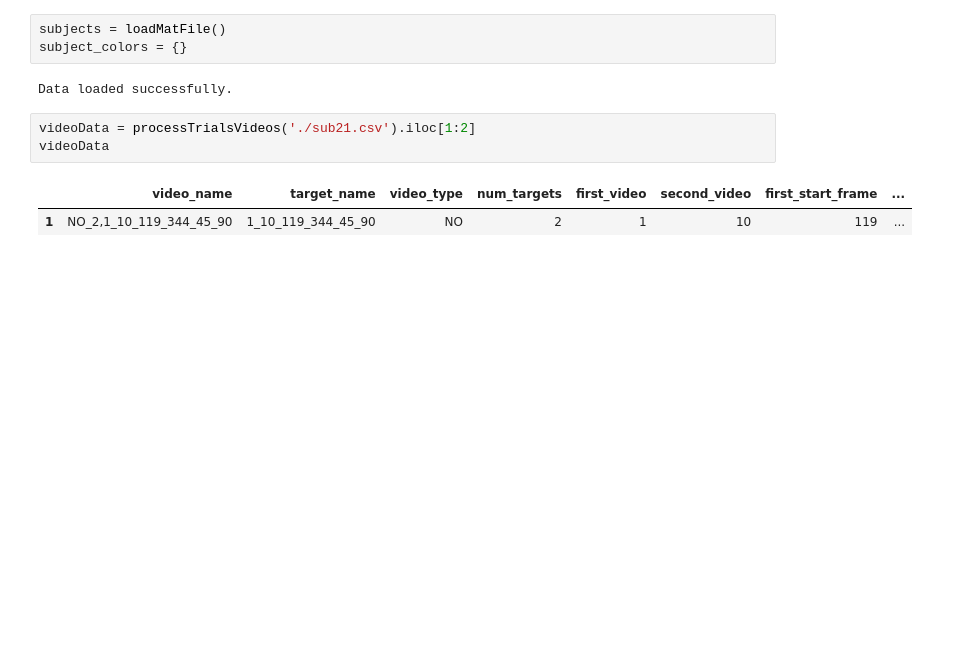
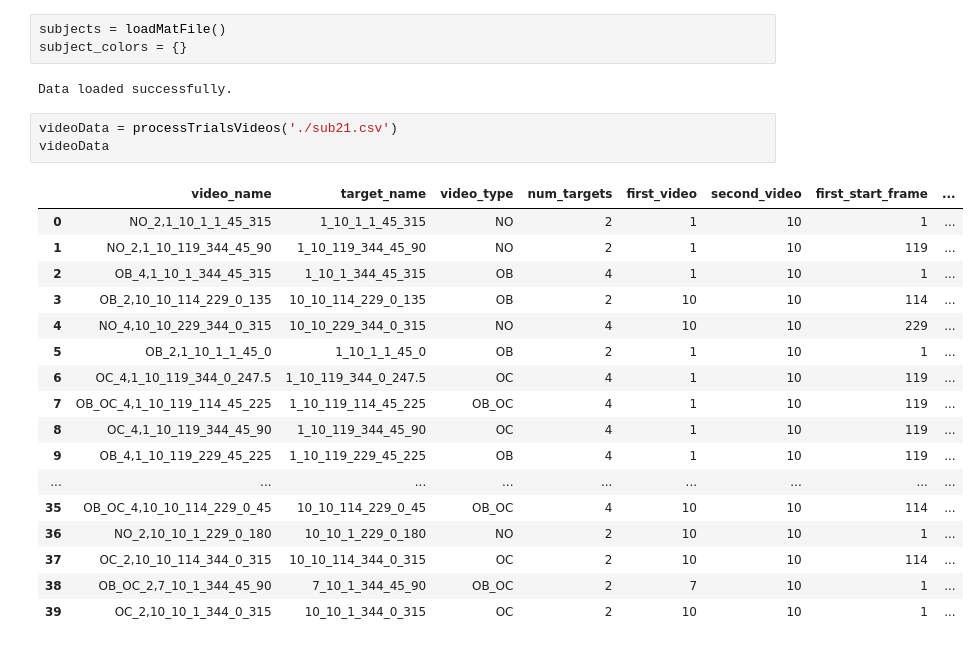
Before and after one commit to tmohammad78/MOT, a Jupyter notebook: shapeOnVideo.ipynb, the cells around one changed output. Cells and saved outputs as stored; diff of their text form; blank space fills up the shorter version.

```diff
--- a/shapeOnVideo.ipynb
+++ b/shapeOnVideo.ipynb
@@ -229,11 +257,26 @@ subject_colors = {}
 # %% [output]
 Data loaded successfully.
 # %%
-videoData = processTrialsVideos('./sub21.csv').iloc[1:2]
+videoData = processTrialsVideos('./sub21.csv')
 videoData
 # %% [output]
 |  | video_name | target_name | video_type | num_targets | first_video | second_video | first_start_frame | ... |
+| 0 | NO_2,1_10_1_1_45_315 | 1_10_1_1_45_315 | NO | 2 | 1 | 10 | 1 | ... |
 | 1 | NO_2,1_10_119_344_45_90 | 1_10_119_344_45_90 | NO | 2 | 1 | 10 | 119 | ... |
+| 2 | OB_4,1_10_1_344_45_315 | 1_10_1_344_45_315 | OB | 4 | 1 | 10 | 1 | ... |
+| 3 | OB_2,10_10_114_229_0_135 | 10_10_114_229_0_135 | OB | 2 | 10 | 10 | 114 | ... |
+| 4 | NO_4,10_10_229_344_0_315 | 10_10_229_344_0_315 | NO | 4 | 10 | 10 | 229 | ... |
+| 5 | OB_2,1_10_1_1_45_0 | 1_10_1_1_45_0 | OB | 2 | 1 | 10 | 1 | ... |
+| 6 | OC_4,1_10_119_344_0_247.5 | 1_10_119_344_0_247.5 | OC | 4 | 1 | 10 | 119 | ... |
+| 7 | OB_OC_4,1_10_119_114_45_225 | 1_10_119_114_45_225 | OB_OC | 4 | 1 | 10 | 119 | ... |
+| 8 | OC_4,1_10_119_344_45_90 | 1_10_119_344_45_90 | OC | 4 | 1 | 10 | 119 | ... |
+| 9 | OB_4,1_10_119_229_45_225 | 1_10_119_229_45_225 | OB | 4 | 1 | 10 | 119 | ... |
+| ... | ... | ... | ... | ... | ... | ... | ... | ... |
+| 35 | OB_OC_4,10_10_114_229_0_45 | 10_10_114_229_0_45 | OB_OC | 4 | 10 | 10 | 114 | ... |
+| 36 | NO_2,10_10_1_229_0_180 | 10_10_1_229_0_180 | NO | 2 | 10 | 10 | 1 | ... |
+| 37 | OC_2,10_10_114_344_0_315 | 10_10_114_344_0_315 | OC | 2 | 10 | 10 | 114 | ... |
+| 38 | OB_OC_2,7_10_1_344_45_90 | 7_10_1_344_45_90 | OB_OC | 2 | 7 | 10 | 1 | ... |
+| 39 | OC_2,10_10_1_344_0_315 | 10_10_1_344_0_315 | OC | 2 | 10 | 10 | 1 | ... |
 # %%
 videoList = []
 trialNumber  = 1
```
Also changed, not shown: parts of 2 cells of this notebook, 2 other files.
